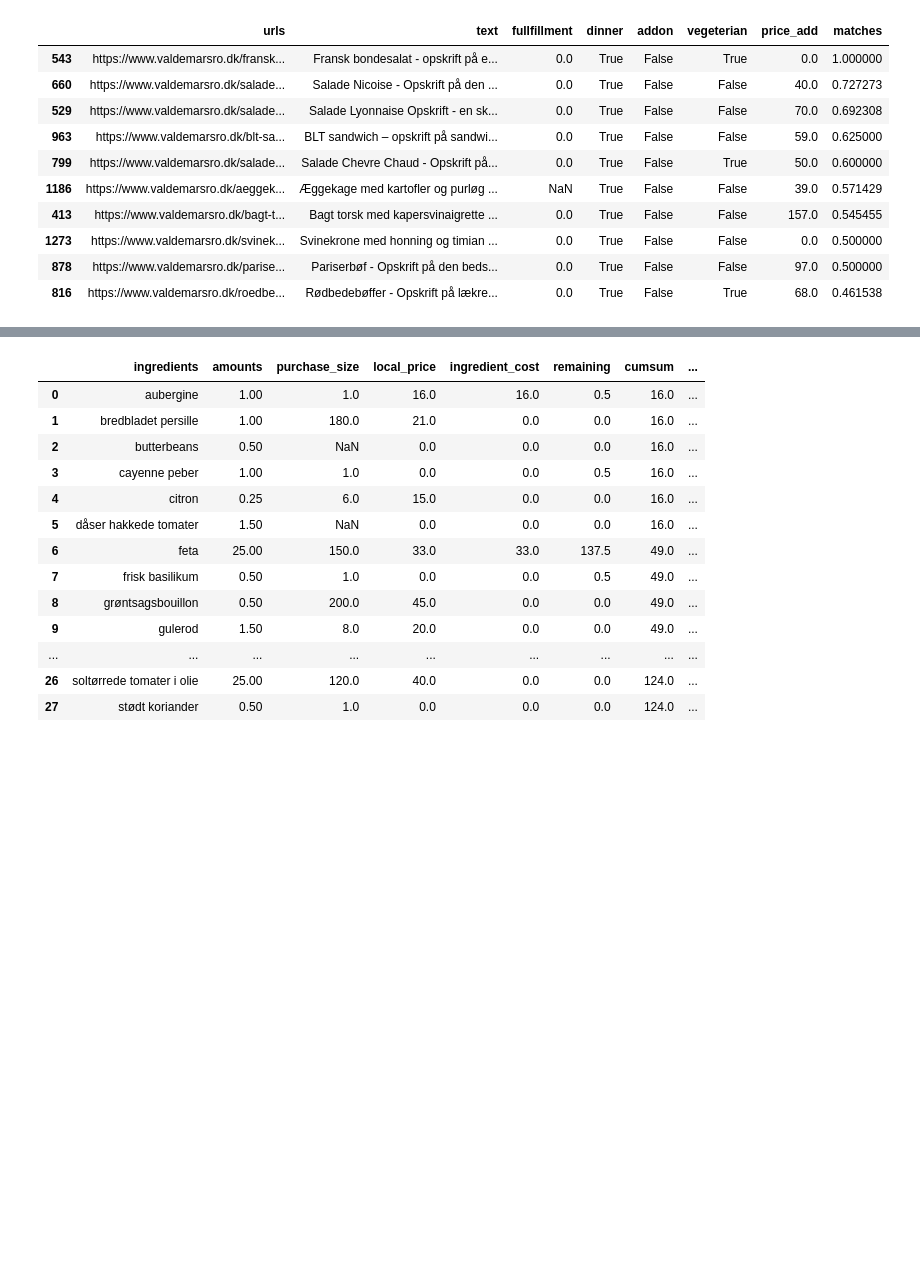
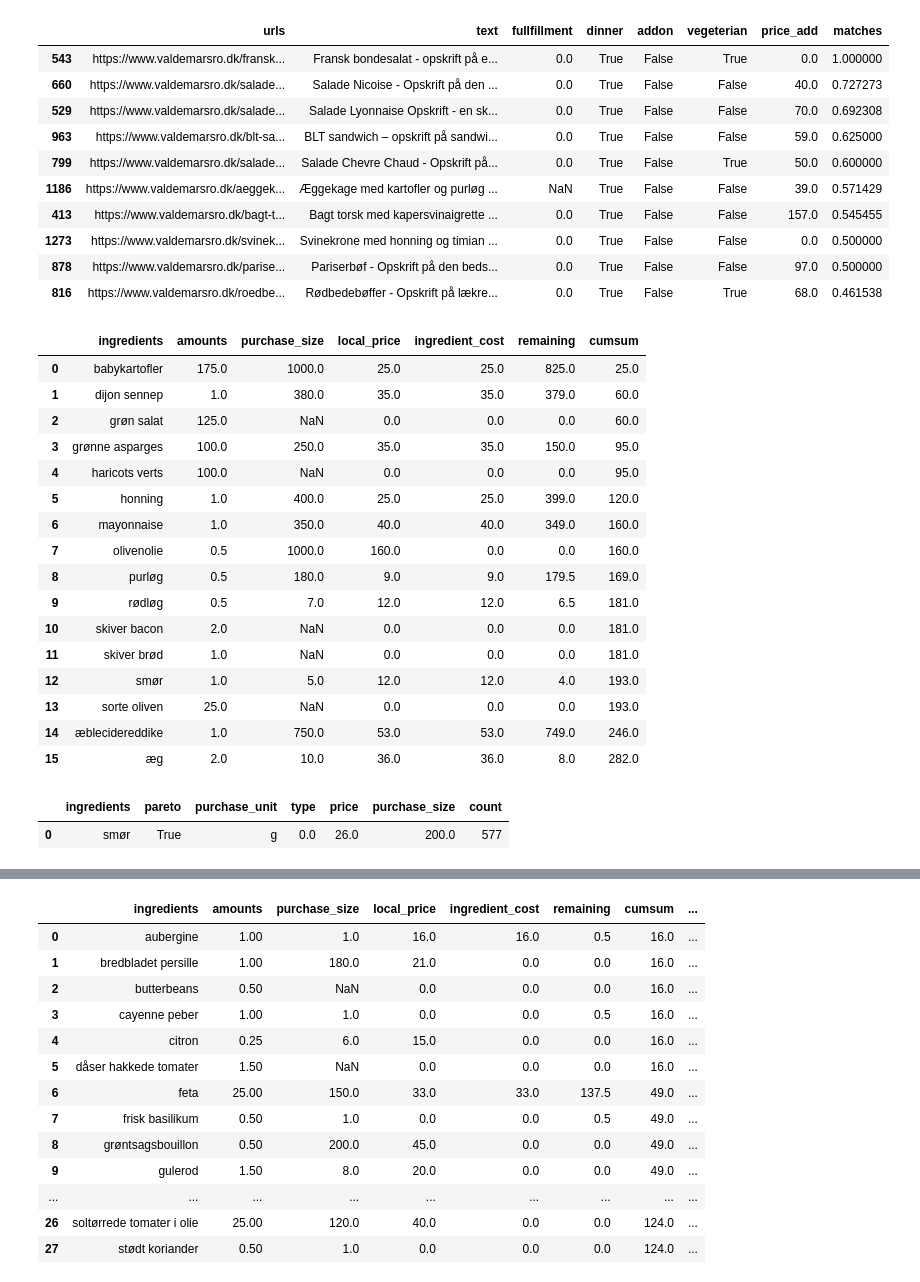
Before and after one commit to Norris36/paideia, a Jupyter notebook: meal_prep/meal_calculation.ipynb, the cells around one changed output, grey strips where cells are left out. Cells and saved outputs as stored; diff of their text form; code cells hidden in the pictures; blank space fills up the shorter version.

Commit message:
# modified the ingredients list

```diff
--- a/meal_prep/meal_calculation.ipynb
+++ b/meal_prep/meal_calculation.ipynb
@@ -235,9 +237,34 @@ def calculate_cost_of_urls(urls):
 # %%
 price_cap = 400
 test_var = True
 local_urls = ['https://www.valdemarsro.dk/fransk-bondesalat/']
 
 fridge = pd.DataFrame(columns=['ingredients', 'amounts'])
 fridge.loc[0] = ['olivenolie',  990]
 
 test_df = calculate_cost_of_urls(local_urls)
+
+test_df
+# %% [output]
+|  | ingredients | amounts | purchase_size | local_price | ingredient_cost | remaining | cumsum |
+| 0 | babykartofler | 175.0 | 1000.0 | 25.0 | 25.0 | 825.0 | 25.0 |
+| 1 | dijon sennep | 1.0 | 380.0 | 35.0 | 35.0 | 379.0 | 60.0 |
+| 2 | grøn salat | 125.0 | NaN | 0.0 | 0.0 | 0.0 | 60.0 |
+| 3 | grønne asparges | 100.0 | 250.0 | 35.0 | 35.0 | 150.0 | 95.0 |
+| 4 | haricots verts | 100.0 | NaN | 0.0 | 0.0 | 0.0 | 95.0 |
+| 5 | honning | 1.0 | 400.0 | 25.0 | 25.0 | 399.0 | 120.0 |
+| 6 | mayonnaise | 1.0 | 350.0 | 40.0 | 40.0 | 349.0 | 160.0 |
+| 7 | olivenolie | 0.5 | 1000.0 | 160.0 | 0.0 | 0.0 | 160.0 |
+| 8 | purløg | 0.5 | 180.0 | 9.0 | 9.0 | 179.5 | 169.0 |
+| 9 | rødløg | 0.5 | 7.0 | 12.0 | 12.0 | 6.5 | 181.0 |
+| 10 | skiver bacon | 2.0 | NaN | 0.0 | 0.0 | 0.0 | 181.0 |
+| 11 | skiver brød | 1.0 | NaN | 0.0 | 0.0 | 0.0 | 181.0 |
+| 12 | smør | 1.0 | 5.0 | 12.0 | 12.0 | 4.0 | 193.0 |
+| 13 | sorte oliven | 25.0 | NaN | 0.0 | 0.0 | 0.0 | 193.0 |
+| 14 | æblecidereddike | 1.0 | 750.0 | 53.0 | 53.0 | 749.0 | 246.0 |
+| 15 | æg | 2.0 | 10.0 | 36.0 | 36.0 | 8.0 | 282.0 |
+# %%
+ingredients_df[ingredients_df.ingredients == 'smør']
+# %% [output]
+|  | ingredients | pareto | purchase_unit | type | price | purchase_size | count |
+| 0 | smør | True | g | 0.0 | 26.0 | 200.0 | 577 |
```
Also changed, not shown: parts of 25 cells of this notebook, 6 other files.
